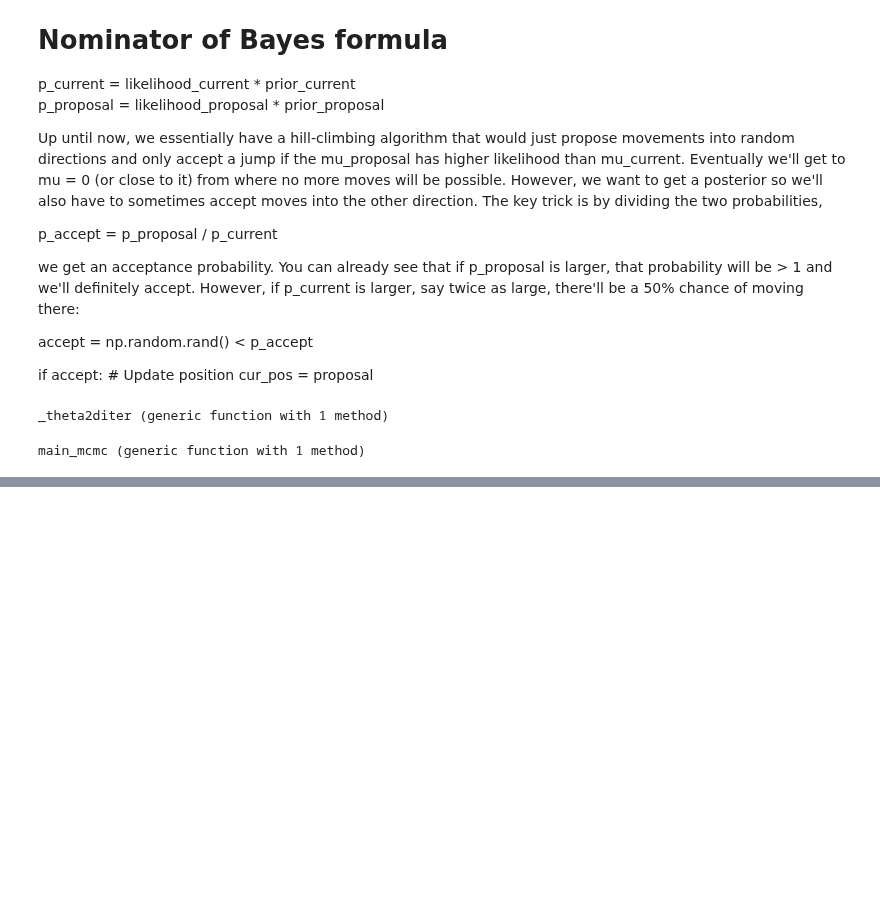
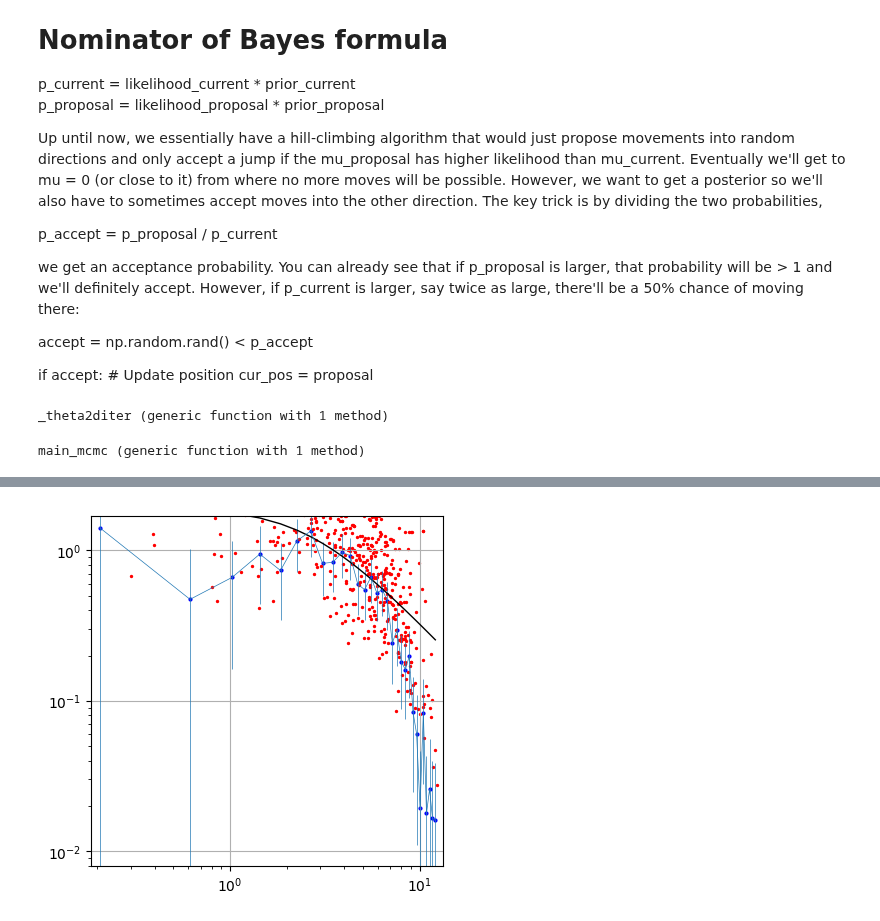
Before and after one commit to bosscha/gaia-shock, a Jupyter notebook: notebooks/analysis/spatial_structure.ipynb, the cells around one changed output, grey strips where cells are left out. Saved outputs shown, nothing was run; the diff lists cells and outputs as text; code cells hidden in the pictures; blank space fills up the shorter version.

```diff
--- a/notebooks/analysis/spatial_structure.ipynb
+++ b/notebooks/analysis/spatial_structure.ipynb
@@ -389,0 +457,17 @@ Closest candidates are:
+# %%
+fig= PyPlot.figure(figsize=(10,10))
+
+ax= PyPlot.subplot(221)
+ax.set_yscale("log")
+ax.set_xscale("log")
+ax.set_xlim(r2d[1]*0.9, r2d[end]*1.1)
+ax.set_ylim(minimum(ρ2d[ρ2d .> 0])*0.5,maximum(ρ2d)*1.2)
+PyPlot.grid("on")
+PyPlot.scatter(r2d, ρ2d , s=4, facecolor="blue" )
+PyPlot.errorbar(r2d, ρ2d, yerr=2 .* err2d, linewidth=0.5)
+PyPlot.scatter(rad2d, locdens2d , s=2, facecolor="red" )
+PyPlot.plot(r2d, ρ2dfit, "k-", linewidth=1)
+
+PyPlot.show()
+# %% [output]
+[figure, added]
```
Also changed, not shown: parts of 7 cells of this notebook.
